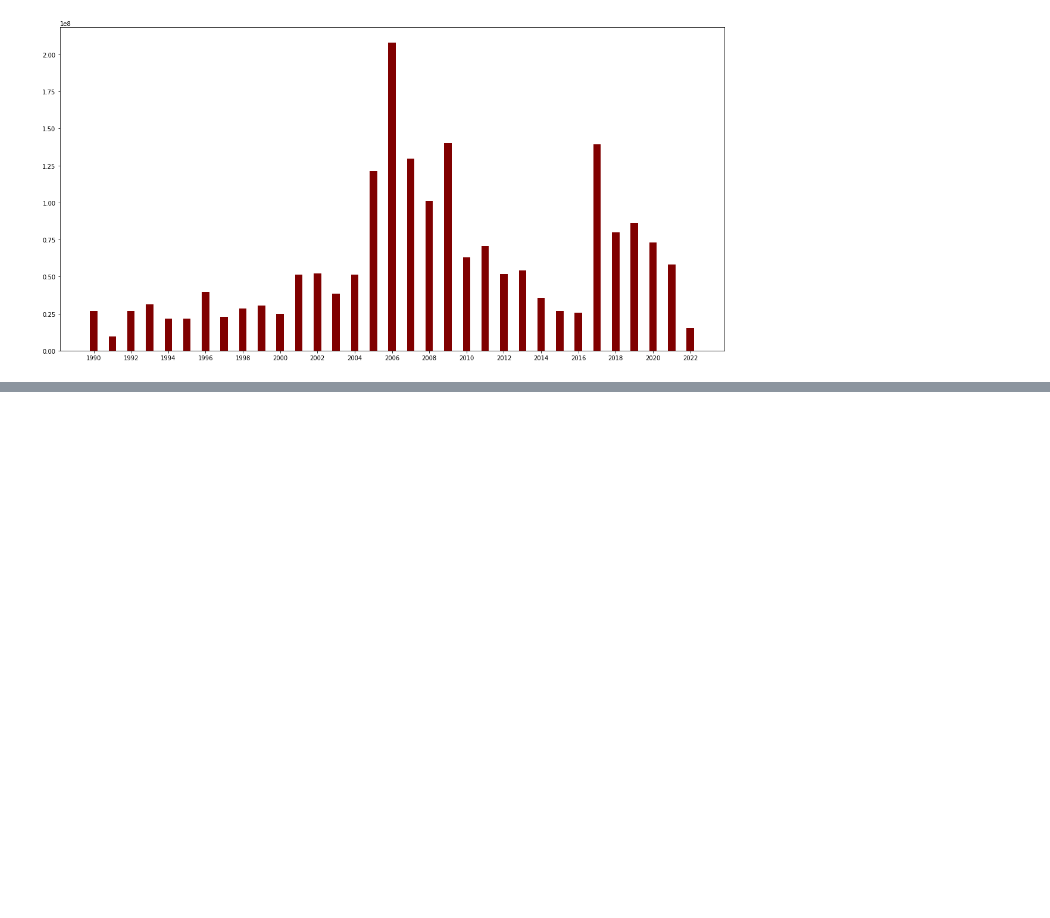
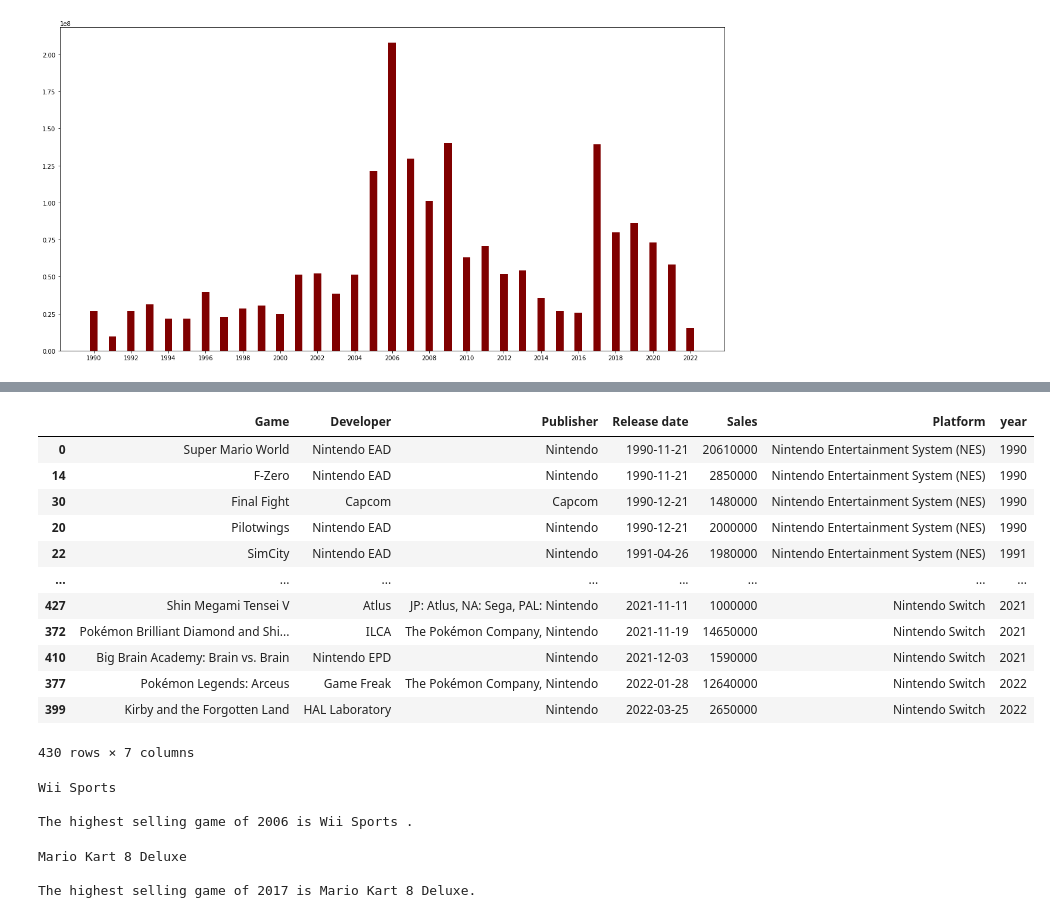
Before and after one commit to eher78/beginningDataAnalysis, a Jupyter notebook: gamesAnalysis.ipynb, the cells around one changed output, grey strips where cells are left out. Drawn from its saved outputs; the diff is of its cells as text; code cells hidden in the pictures; blank space fills up the shorter version.

```diff
--- a/gamesAnalysis.ipynb
+++ b/gamesAnalysis.ipynb
@@ -228,0 +231,59 @@ plt.bar(years[0:], totalSales, color ='maroon',
+# %%
+# Check database.
+current
+# %% [output]
+|  | Game | Developer | Publisher | Release date | Sales | Platform | year |
+| 0 | Super Mario World | Nintendo EAD | Nintendo | 1990-11-21 | 20610000 | Nintendo Entertainment System (NES) | 1990 |
+| 14 | F-Zero | Nintendo EAD | Nintendo | 1990-11-21 | 2850000 | Nintendo Entertainment System (NES) | 1990 |
+| 30 | Final Fight | Capcom | Capcom | 1990-12-21 | 1480000 | Nintendo Entertainment System (NES) | 1990 |
+| 20 | Pilotwings | Nintendo EAD | Nintendo | 1990-12-21 | 2000000 | Nintendo Entertainment System (NES) | 1990 |
+| 22 | SimCity | Nintendo EAD | Nintendo | 1991-04-26 | 1980000 | Nintendo Entertainment System (NES) | 1991 |
+| ... | ... | ... | ... | ... | ... | ... | ... |
+| 427 | Shin Megami Tensei V | Atlus | JP: Atlus, NA: Sega, PAL: Nintendo | 2021-11-11 | 1000000 | Nintendo Switch | 2021 |
+| 372 | Pokémon Brilliant Diamond and Shi... | ILCA | The Pokémon Company, Nintendo | 2021-11-19 | 14650000 | Nintendo Switch | 2021 |
+| 410 | Big Brain Academy: Brain vs. Brain | Nintendo EPD | Nintendo | 2021-12-03 | 1590000 | Nintendo Switch | 2021 |
+| 377 | Pokémon Legends: Arceus | Game Freak | The Pokémon Company, Nintendo | 2022-01-28 | 12640000 | Nintendo Switch | 2022 |
+| 399 | Kirby and the Forgotten Land | HAL Laboratory | Nintendo | 2022-03-25 | 2650000 | Nintendo Switch | 2022 |
+430 rows × 7 columns
+# %%
+# Basically for both years, select all the games from 2006 and 2017, and figure out the top selling game of the year by sorting.
+#Only want year.
+
+dateAndAmount = current
+value2006 = dateAndAmount.loc[dateAndAmount['year'] == 2006]
+value2006.head()
+
+final2006 = value2006.sort_values(by="Sales", ascending = False)
+
+new = final2006.reset_index()
+
+del new['index']
+
+game2006 = new['Game'][0]
+print(game2006)
+
+print(f"\nThe highest selling game of 2006 is {game2006}.")
+# %% [output]
+Wii Sports
+
+The highest selling game of 2006 is Wii Sports .
+# %%
+# Similar idea for 2017
+dateAndAmount = current
+value2017 = dateAndAmount.loc[dateAndAmount['year'] == 2017]
+value2017.head()
+
+final2017 = value2017.sort_values(by="Sales", ascending = False)
+
+new = final2017.reset_index()
+
+del new['index']
+
+game2017 = new['Game'][0]
+print(game2017)
+
+print(f"\nThe highest selling game of 2017 is {game2017}.")
+# %% [output]
+Mario Kart 8 Deluxe
+
+The highest selling game of 2017 is Mario Kart 8 Deluxe.
```
Also changed, not shown: parts of 3 cells of this notebook.
